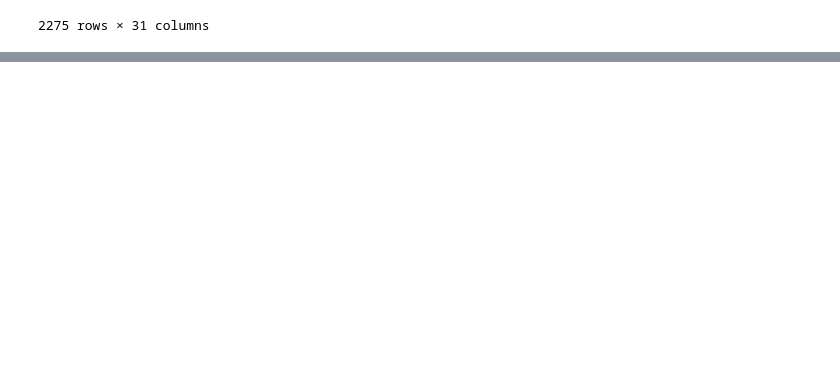
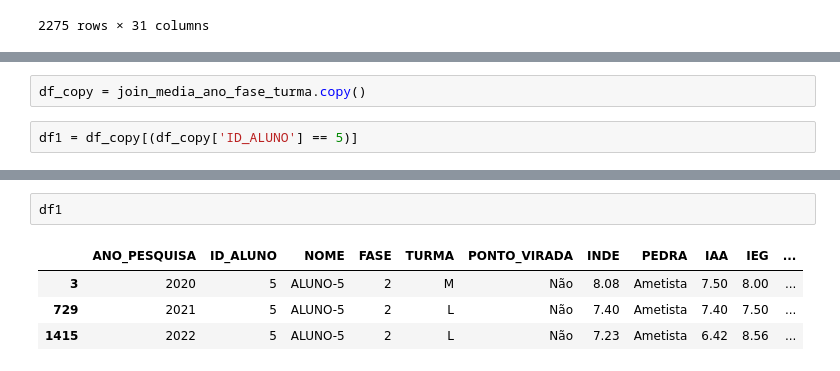
Before and after one commit to fredgcosta/datathon-postech-fiap, a Jupyter notebook: dados/DATATHON_PREPARACAO.ipynb, the cells around one changed output, grey strips where cells are left out. Saved outputs shown, nothing was run; the diff lists cells and outputs as text; blank space fills up the shorter version.

```diff
--- a/DATATHON_PREPARACAO.ipynb
+++ b/dados/DATATHON_PREPARACAO.ipynb
@@ -396,0 +400,4 @@ teste1 = teste.get(2020)
+# %%
+df_copy = join_media_ano_fase_turma.copy()
+# %%
+df1 = df_copy[(df_copy['ID_ALUNO'] == 5)]
@@ -468,0 +454,7 @@ fig.show()
+# %%
+df1
+# %% [output]
+|  | ANO_PESQUISA | ID_ALUNO | NOME | FASE | TURMA | PONTO_VIRADA | INDE | PEDRA | IAA | IEG | ... |
+| 3 | 2020 | 5 | ALUNO-5 | 2 | M | Não | 8.08 | Ametista | 7.50 | 8.00 | ... |
+| 729 | 2021 | 5 | ALUNO-5 | 2 | L | Não | 7.40 | Ametista | 7.40 | 7.50 | ... |
+| 1415 | 2022 | 5 | ALUNO-5 | 2 | L | Não | 7.23 | Ametista | 6.42 | 8.56 | ... |
```
Also changed, not shown: parts of 22 cells of this notebook, 3 other files.
